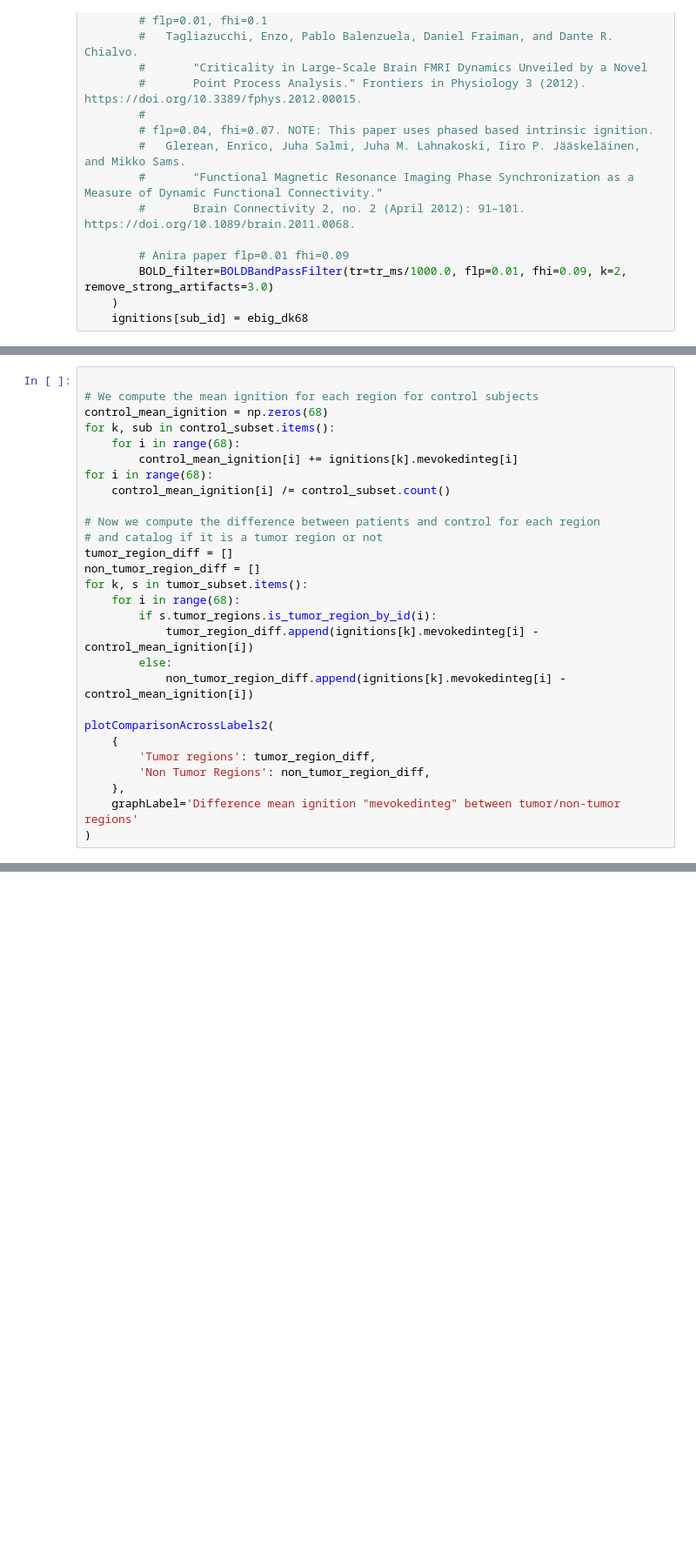
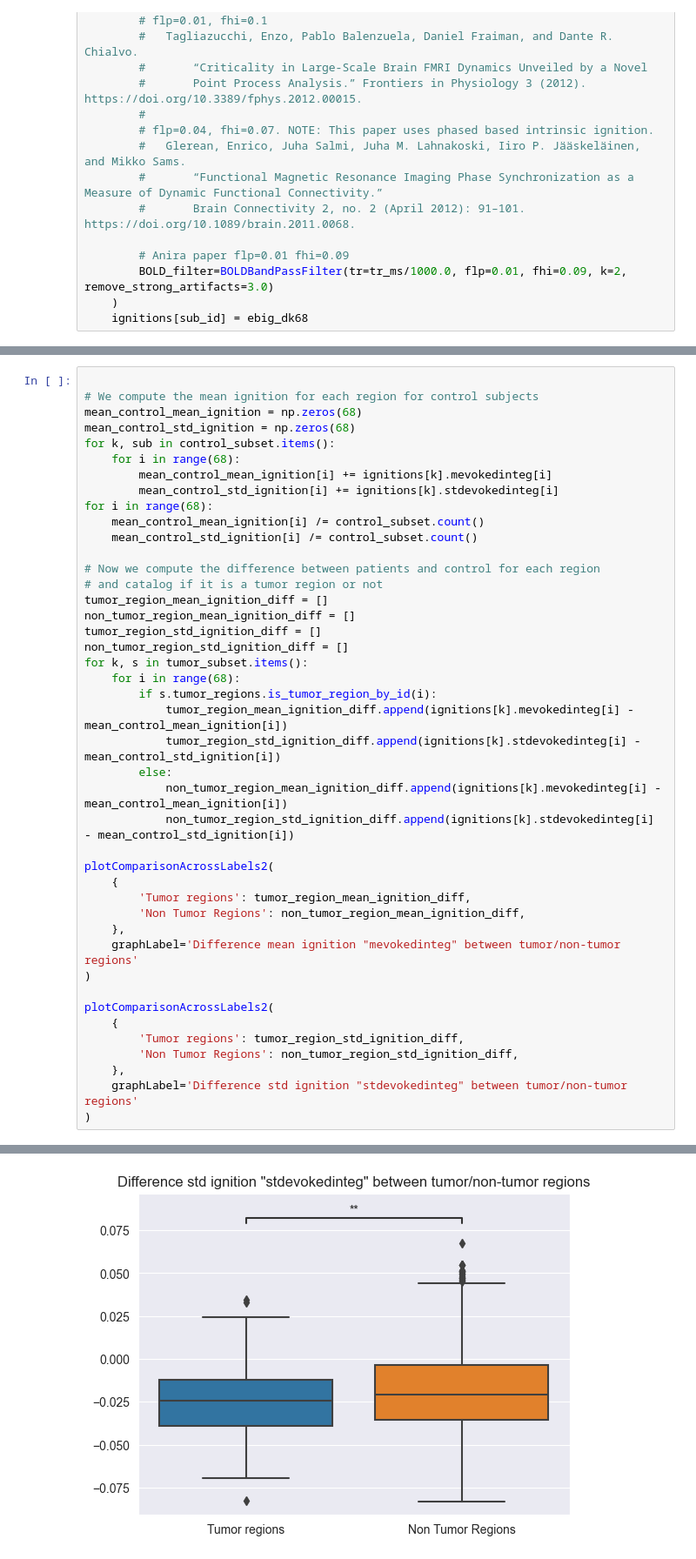
Before and after one commit to ajunca/BrainTumor, a Jupyter notebook: computations/ignition.ipynb, the cells around one changed output, grey strips where cells are left out. Shown: that part at 87% size. Cells and saved outputs as stored; diff of their text form; blank space fills up the shorter version.

```diff
--- a/computations/ignition.ipynb
+++ b/computations/ignition.ipynb
@@ -135,31 +135,46 @@ Tumor regions vs. Non Tumor Regions: Mann-Whitney-Wilcoxon test two-sided with B
 # %%
 
 # We compute the mean ignition for each region for control subjects
-control_mean_ignition = np.zeros(68)
+mean_control_mean_ignition = np.zeros(68)
+mean_control_std_ignition = np.zeros(68)
 for k, sub in control_subset.items():
     for i in range(68):
-        control_mean_ignition[i] += ignitions[k].mevokedinteg[i]
+        mean_control_mean_ignition[i] += ignitions[k].mevokedinteg[i]
+        mean_control_std_ignition[i] += ignitions[k].stdevokedinteg[i]
 for i in range(68):
-    control_mean_ignition[i] /= control_subset.count()
+    mean_control_mean_ignition[i] /= control_subset.count()
+    mean_control_std_ignition[i] /= control_subset.count()
 
 # Now we compute the difference between patients and control for each region
 # and catalog if it is a tumor region or not
-tumor_region_diff = []
-non_tumor_region_diff = []
+tumor_region_mean_ignition_diff = []
+non_tumor_region_mean_ignition_diff = []
+tumor_region_std_ignition_diff = []
+non_tumor_region_std_ignition_diff = []
 for k, s in tumor_subset.items():
     for i in range(68):
         if s.tumor_regions.is_tumor_region_by_id(i):
-            tumor_region_diff.append(ignitions[k].mevokedinteg[i] - control_mean_ignition[i])
+            tumor_region_mean_ignition_diff.append(ignitions[k].mevokedinteg[i] - mean_control_mean_ignition[i])
+            tumor_region_std_ignition_diff.append(ignitions[k].stdevokedinteg[i] - mean_control_std_ignition[i])
         else:
-            non_tumor_region_diff.append(ignitions[k].mevokedinteg[i] - control_mean_ignition[i])
+            non_tumor_region_mean_ignition_diff.append(ignitions[k].mevokedinteg[i] - mean_control_mean_ignition[i])
+            non_tumor_region_std_ignition_diff.append(ignitions[k].stdevokedinteg[i] - mean_control_std_ignition[i])
 
 plotComparisonAcrossLabels2(
     {
-        'Tumor regions': tumor_region_diff,
-        'Non Tumor Regions': non_tumor_region_diff,
+        'Tumor regions': tumor_region_mean_ignition_diff,
+        'Non Tumor Regions': non_tumor_region_mean_ignition_diff,
     },
     graphLabel='Difference mean ignition "mevokedinteg" between tumor/non-tumor regions'
 )
+
+plotComparisonAcrossLabels2(
+    {
+        'Tumor regions': tumor_region_std_ignition_diff,
+        'Non Tumor Regions': non_tumor_region_std_ignition_diff,
+    },
+    graphLabel='Difference std ignition "stdevokedinteg" between tumor/non-tumor regions'
+)
 # %% [output]
 p-value annotation legend:
       ns: p <= 1.00e+00
@@ -172,0 +196 @@ Tumor regions vs. Non Tumor Regions: Mann-Whitney-Wilcoxon test two-sided with B
+[figure, added]
```
Also changed, not shown: parts of 2 cells of this notebook.
